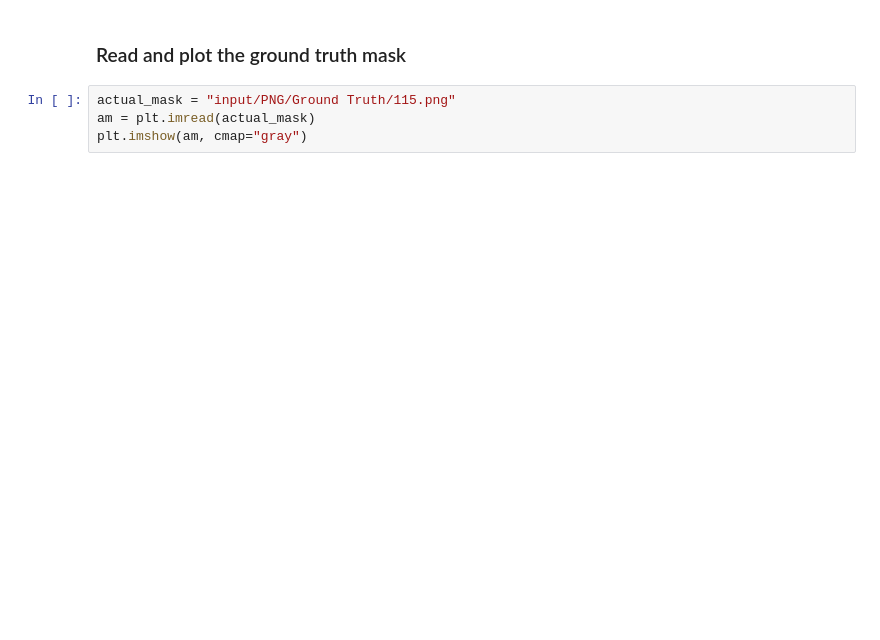
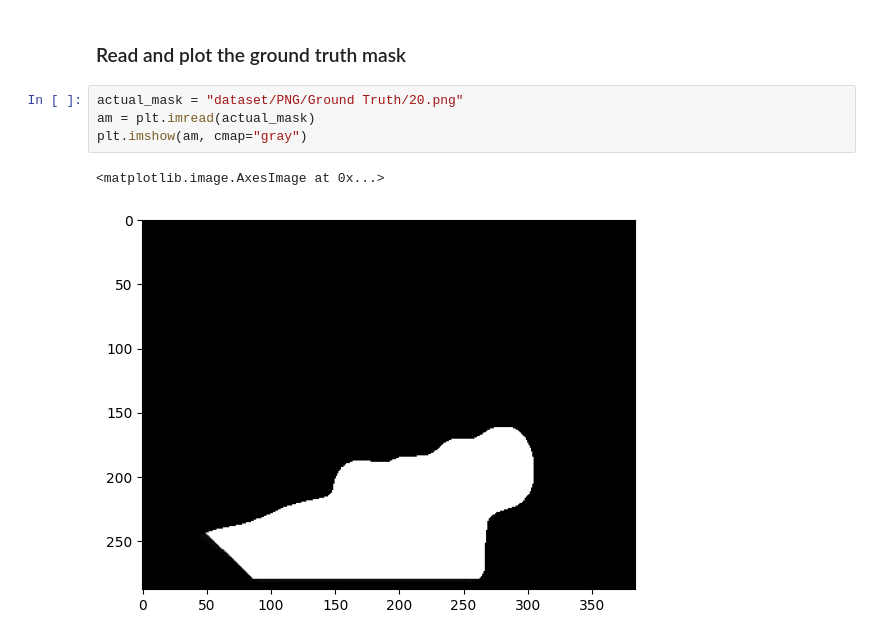
Before and after one commit to krik8235/ml-image-segmentation, a Jupyter notebook: ml_medical_image_segmentation.ipynb, the cells around one changed output. Saved outputs shown, nothing was run; the diff lists cells and outputs as text; blank space fills up the shorter version.

```diff
--- a/ml_medical_image_segmentation.ipynb
+++ b/ml_medical_image_segmentation.ipynb
@@ -382,6 +396,9 @@ plt.imshow(mask, cmap="gray")
 # %% [markdown]
 ### Read and plot the ground truth mask
 # %%
-actual_mask = "input/PNG/Ground Truth/115.png"
+actual_mask = "dataset/PNG/Ground Truth/20.png"
 am = plt.imread(actual_mask)
 plt.imshow(am, cmap="gray")
+# %% [output]
+<matplotlib.image.AxesImage at 0x...>
+[figure, added]
```
Also changed, not shown: parts of 10 cells of this notebook, 8 other files.
